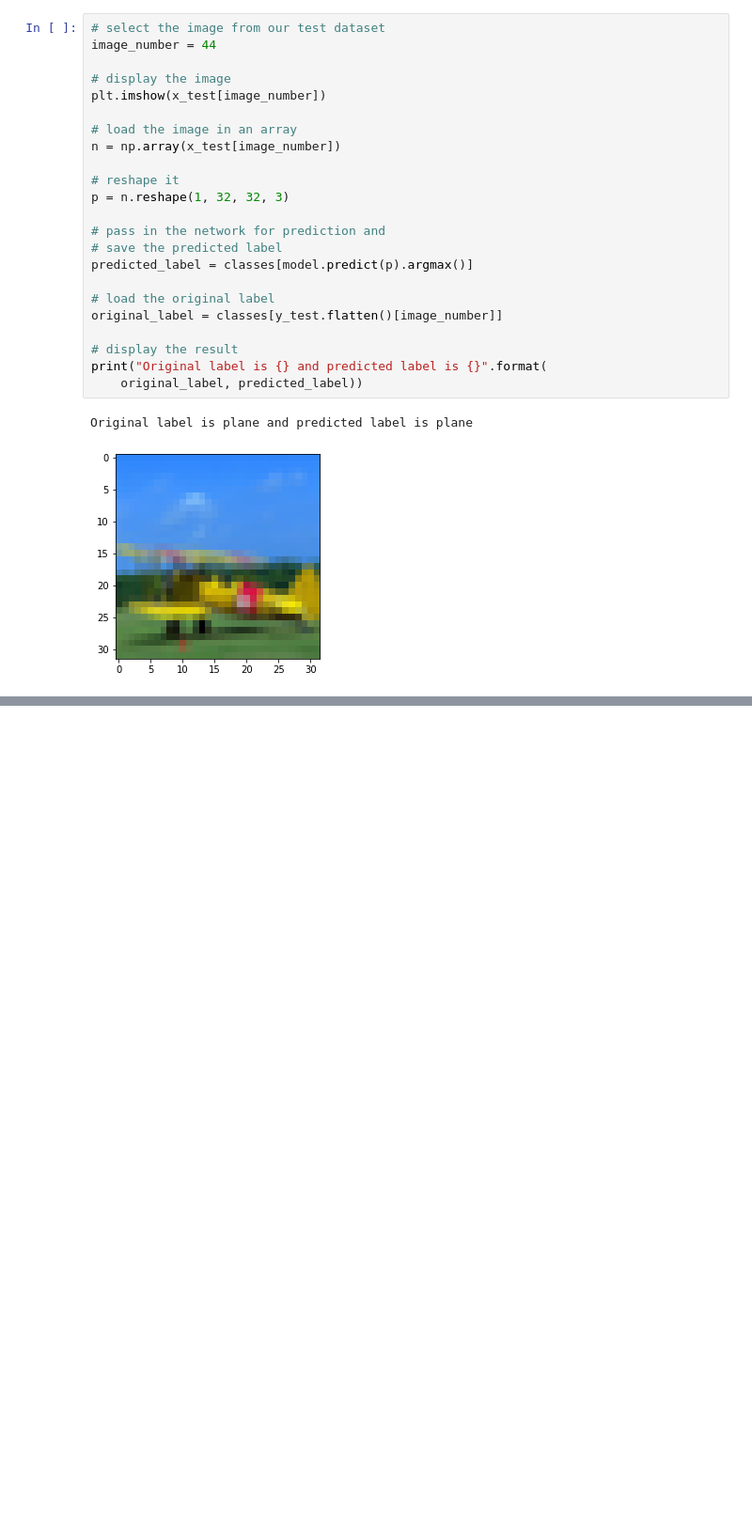
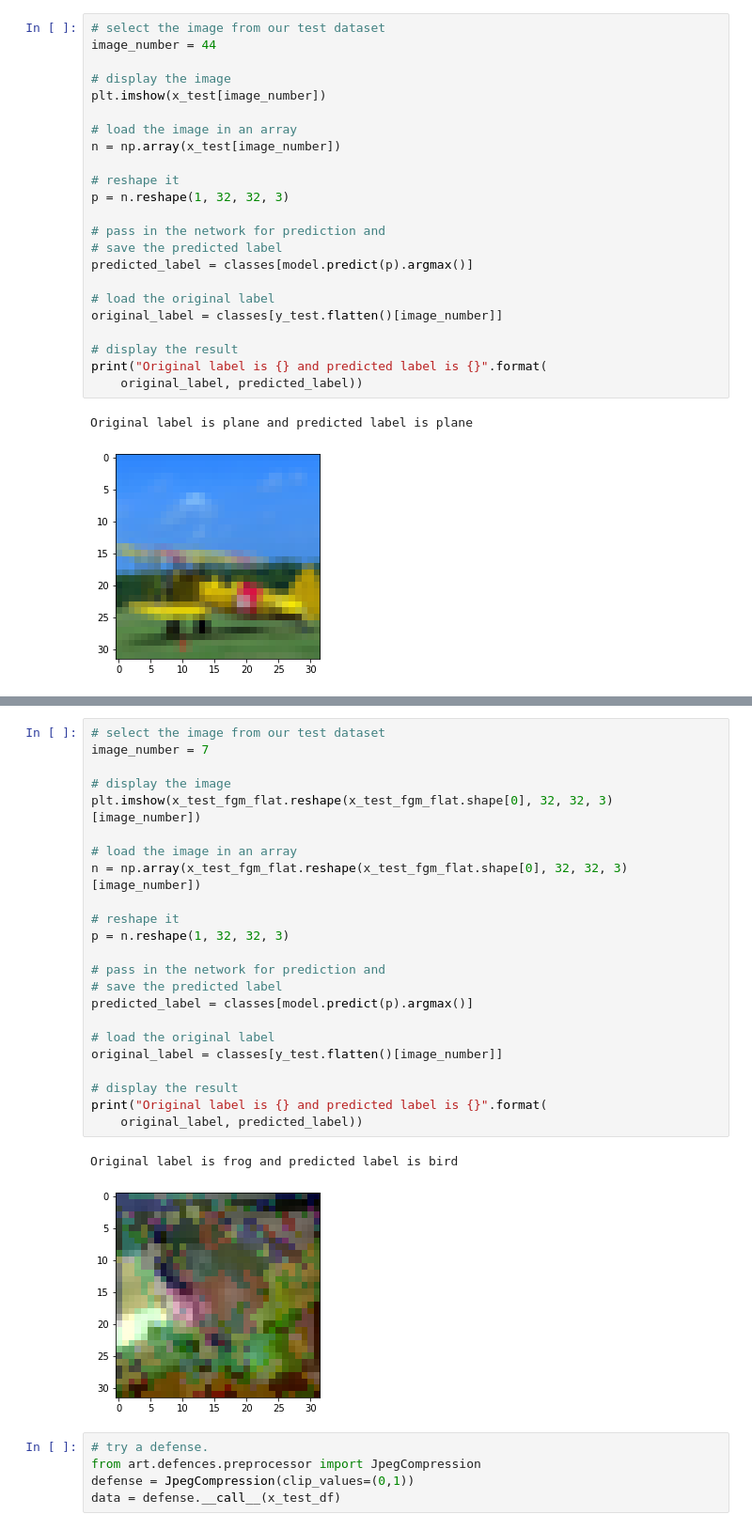
Before and after one commit to mschroeder11/machine-learning, a Jupyter notebook: final project/MLattacks.ipynb, the cells around one changed output, grey strips where cells are left out. Shown at 94% size. Drawn from its saved outputs; the diff is of its cells as text; blank space fills up the shorter version.

```diff
--- a/final project/MLattacks.ipynb
+++ b/final project/MLattacks.ipynb
@@ -337,0 +331,31 @@ Original label is plane and predicted label is truck
+# %%
+# select the image from our test dataset
+image_number = 7
+
+# display the image
+plt.imshow(x_test_fgm_flat.reshape(x_test_fgm_flat.shape[0], 32, 32, 3)[image_number])
+
+# load the image in an array
+n = np.array(x_test_fgm_flat.reshape(x_test_fgm_flat.shape[0], 32, 32, 3)[image_number])
+
+# reshape it
+p = n.reshape(1, 32, 32, 3)
+
+# pass in the network for prediction and
+# save the predicted label
+predicted_label = classes[model.predict(p).argmax()]
+
+# load the original label
+original_label = classes[y_test.flatten()[image_number]]
+
+# display the result
+print("Original label is {} and predicted label is {}".format(
+    original_label, predicted_label))
+# %% [output]
+Original label is frog and predicted label is bird
+[figure, added]
+# %%
+# try a defense.
+from art.defences.preprocessor import JpegCompression
+defense = JpegCompression(clip_values=(0,1))
+data = defense.__call__(x_test_df)
```
Also changed, not shown: parts of 28 cells of this notebook, 1 other file.
